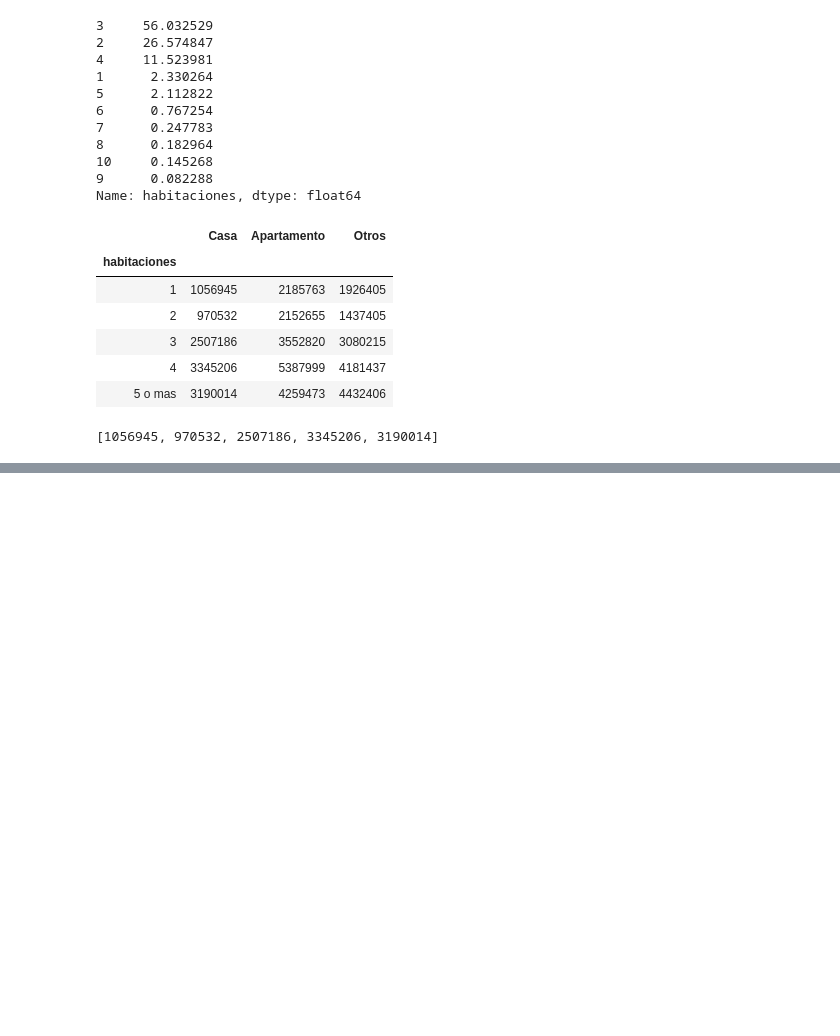
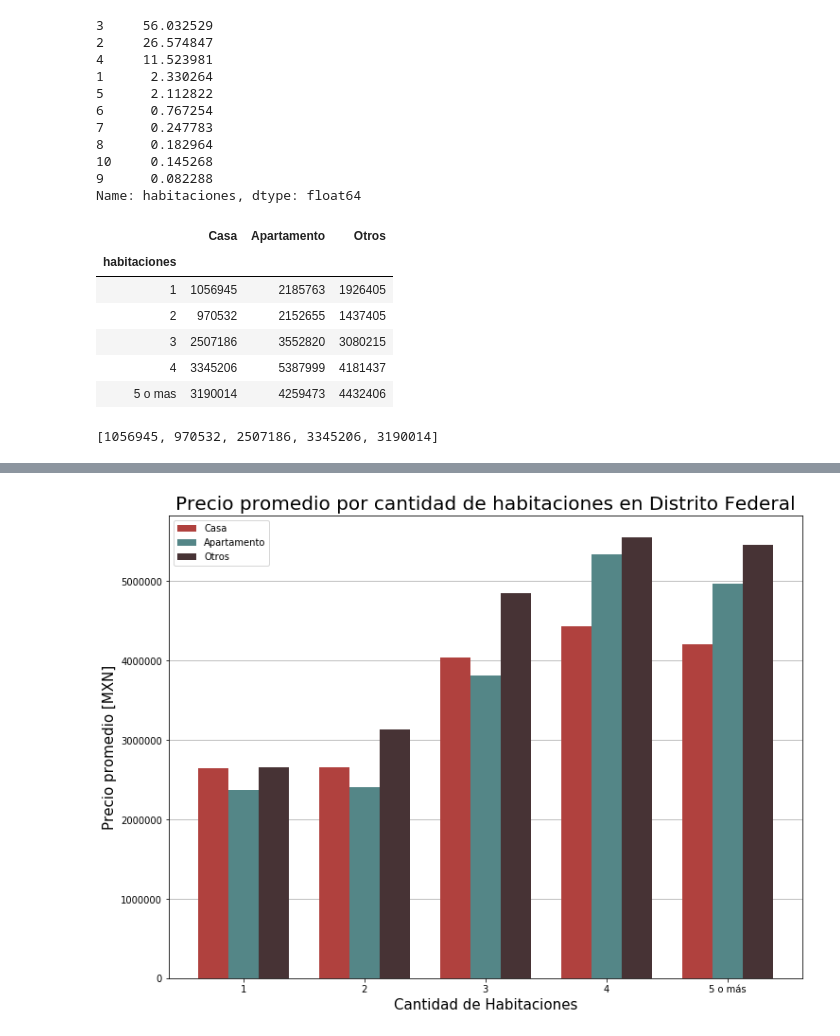
Before and after one commit to nicomatex/datos_tp1_2c2019, a Jupyter notebook: notebooks/Precio funcion de habitaciones/precio en funcion de habitaciones.ipynb, the cells around one changed output, grey strips where cells are left out. Drawn from its saved outputs; the diff is of its cells as text; code cells hidden in the pictures; blank space fills up the shorter version.

Commit message:
arregle algunos graficos y agregue otros

```diff
--- a/notebooks/Precio funcion de habitaciones/precio en funcion de habitaciones.ipynb
+++ b/notebooks/Precio funcion de habitaciones/precio en funcion de habitaciones.ipynb
@@ -122,4 +123,5 @@ hab['habitaciones'].value_counts(normalize=True).map(lambda x: x*100)
 Name: habitaciones, dtype: float64
 # %%
 hab['habitaciones'] = hab['habitaciones'].map(lambda x: str(x) if x in [1, 2, 3, 4] else '5 o mas')
+hab_df = hab.copy()
 # %%
@@ -175,0 +177,9 @@ plt.savefig('./precio_habitaciones.png', transparent=True, bbox_inches = "tight"
+# %%
+hab_df = hab_df.loc[hab_df['provincia'] == 'Distrito Federal']
+# %%
+hab_df = hab_df.groupby(['habitaciones', 'tipodepropiedad'])['precio'].agg(['mean']).astype({'mean':'uint32'})
+# %%
+hab_df = hab_df.unstack()
+hab_df.columns = ['Apartamento', 'Casa', 'Otros']
+hab_df = hab_df[['Casa', 'Apartamento', 'Otros']]
+hab_df
@@ -175,0 +194,27 @@ plt.savefig('./precio_habitaciones.png', transparent=True, bbox_inches = "tight"
+# %%
+plt.rcParams["figure.figsize"] = [12,9]
+plt.rc('axes', axisbelow=True)
+
+barWidth = 0.25
+bars1 = hab_df['Casa'].to_list()
+bars2 = hab_df['Apartamento'].to_list()
+bars3 = hab_df['Otros'].to_list()
+
+r1 = np.arange(len(bars1))
+r2 = [x + barWidth for x in r1]
+r3 = [x + barWidth for x in r2]
+
+plt.bar(r1, bars1, color=rojo, width=barWidth, label='Casa')
+plt.bar(r2, bars2, color=azul, width=barWidth, label='Apartamento')
+plt.bar(r3, bars3, color=marron, width=barWidth, label='Otros')
+
+plt.title("Precio promedio por cantidad de habitaciones en Distrito Federal", fontsize=20)
+plt.xlabel('Cantidad de Habitaciones', fontsize=15)
+plt.ylabel('Precio promedio [MXN]', fontsize=15)
+plt.xticks([r + barWidth for r in range(len(bars1))], ['1', '2', '3', '4', '5 o más'])
+plt.grid(True, axis='y')
+plt.legend()
+
+plt.savefig('precio habitaciones df.png', transparent=True, bbox_inches = "tight")
+# %% [output]
+[figure, added]
```
Also changed, not shown: parts of 5 cells of this notebook, 4 other files.
